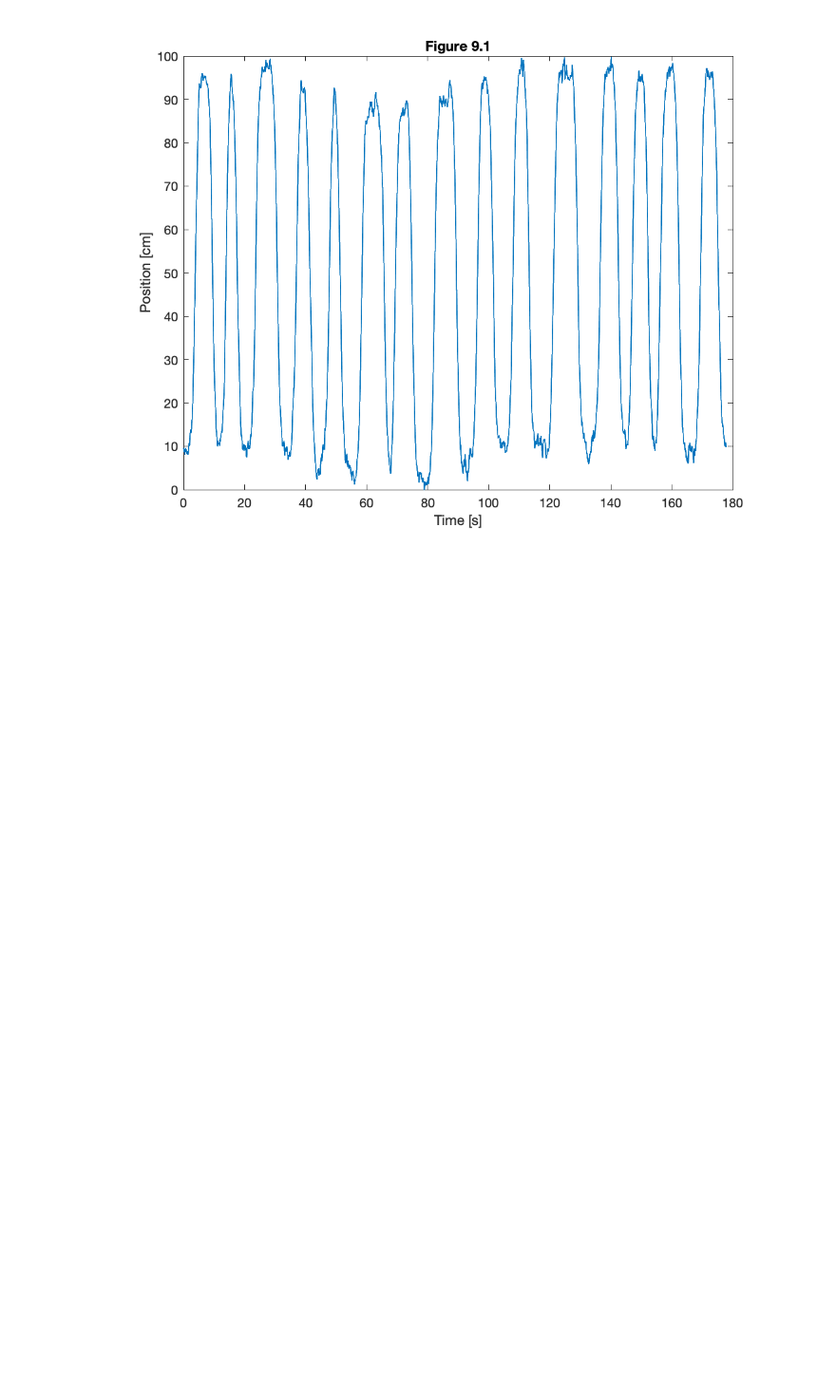
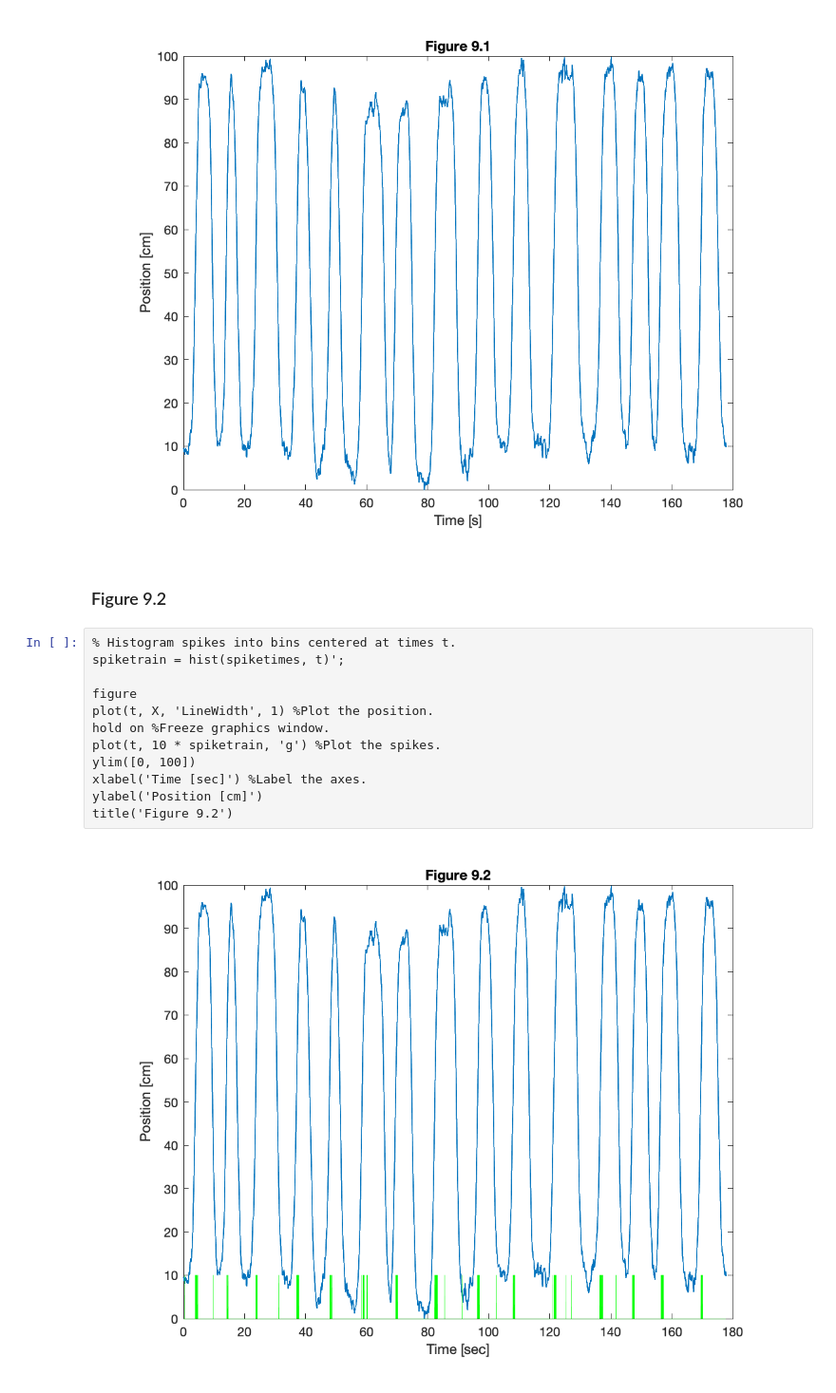
Before and after one commit to jiecui/Case-Studies-Kramer-Eden, a Jupyter notebook: Chapter9/ch_9_notebook.ipynb, the cells around one changed output. Shown: that part at 95% size. Drawn from its saved outputs; the diff is of its cells as text; blank space fills up the shorter version.

```diff
--- a/Chapter9/ch_9_notebook.ipynb
+++ b/Chapter9/ch_9_notebook.ipynb
@@ -15,3 +17,19 @@ ylabel('Position [cm]')
 title('Figure 9.1')
 # %% [output]
 [figure]
+# %% [markdown]
+### Figure 9.2
+# %%
+% Histogram spikes into bins centered at times t.
+spiketrain = hist(spiketimes, t)';
+
+figure
+plot(t, X, 'LineWidth', 1) %Plot the position.
+hold on %Freeze graphics window.
+plot(t, 10 * spiketrain, 'g') %Plot the spikes.
+ylim([0, 100])
+xlabel('Time [sec]') %Label the axes.
+ylabel('Position [cm]')
+title('Figure 9.2')
+# %% [output]
+[figure, added]
```
Also changed, not shown: parts of 42 cells of this notebook.
